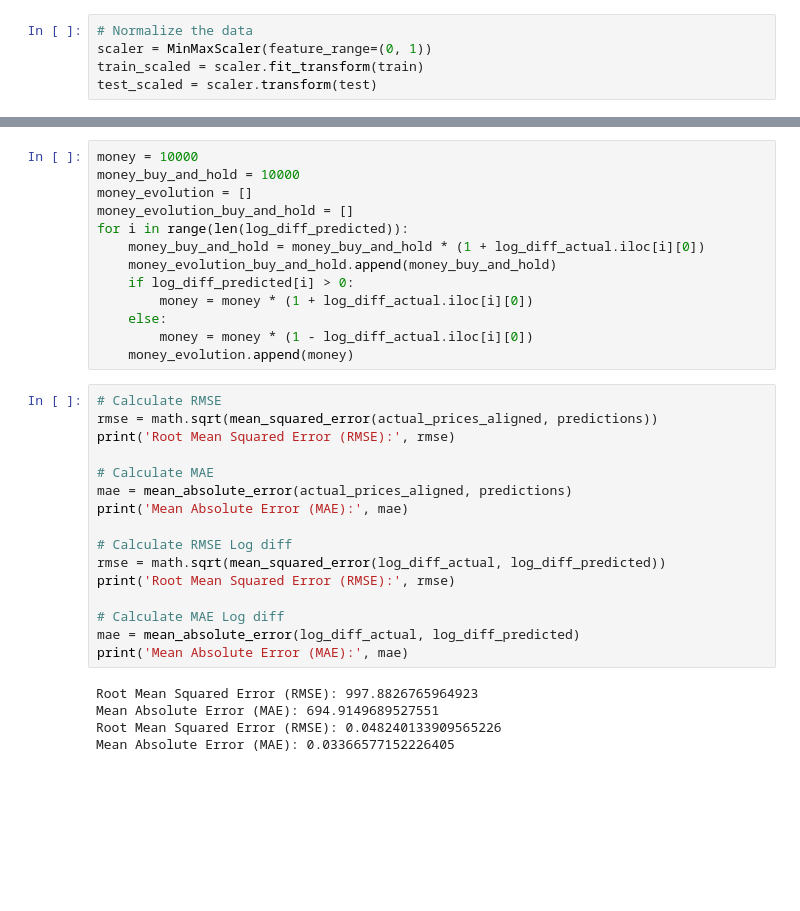
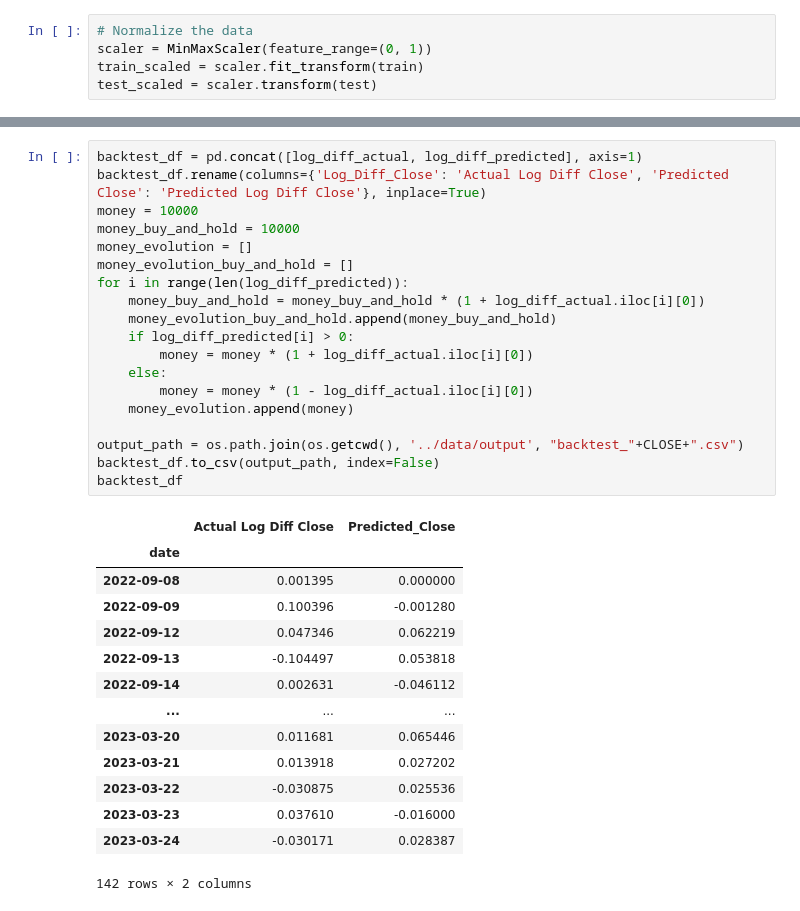
Before and after one commit to CodyAdam/datachallenge2024, a Jupyter notebook: src/final_BTC.ipynb, the cells around one changed output, grey strips where cells are left out. Drawn from its saved outputs; the diff is of its cells as text; blank space fills up the shorter version.

```diff
--- a/src/final_BTC.ipynb
+++ b/src/final_BTC.ipynb
@@ -189,34 +193,34 @@ log_diff_actual = pd.DataFrame(df["Log_Diff_Close"], index=actual_prices_aligned
 # %%
+backtest_df = pd.concat([log_diff_actual, log_diff_predicted], axis=1)
+backtest_df.rename(columns={'Log_Diff_Close': 'Actual Log Diff Close', 'Predicted Close': 'Predicted Log Diff Close'}, inplace=True)
 money = 10000
 money_buy_and_hold = 10000
 money_evolution = []
 money_evolution_buy_and_hold = []
 for i in range(len(log_diff_predicted)):
     money_buy_and_hold = money_buy_and_hold * (1 + log_diff_actual.iloc[i][0])
     money_evolution_buy_and_hold.append(money_buy_and_hold)
     if log_diff_predicted[i] > 0:
         money = money * (1 + log_diff_actual.iloc[i][0])
     else:
         money = money * (1 - log_diff_actual.iloc[i][0])
     money_evolution.append(money)
+
+output_path = os.path.join(os.getcwd(), '../data/output', "backtest_"+CLOSE+".csv")
+backtest_df.to_csv(output_path, index=False)
+backtest_df
+# %% [output]
+|  | Actual Log Diff Close | Predicted_Close |
+| date |  |  |
+| 2022-09-08 | 0.001395 | 0.000000 |
+| 2022-09-09 | 0.100396 | -0.001280 |
+| 2022-09-12 | 0.047346 | 0.062219 |
+| 2022-09-13 | -0.104497 | 0.053818 |
+| 2022-09-14 | 0.002631 | -0.046112 |
+| ... | ... | ... |
+| 2023-03-20 | 0.011681 | 0.065446 |
+| 2023-03-21 | 0.013918 | 0.027202 |
+| 2023-03-22 | -0.030875 | 0.025536 |
+| 2023-03-23 | 0.037610 | -0.016000 |
+| 2023-03-24 | -0.030171 | 0.028387 |
+142 rows × 2 columns
-# %%
-# Calculate RMSE
-rmse = math.sqrt(mean_squared_error(actual_prices_aligned, predictions))
-print('Root Mean Squared Error (RMSE):', rmse)
-
-# Calculate MAE
-mae = mean_absolute_error(actual_prices_aligned, predictions)
-print('Mean Absolute Error (MAE):', mae)
-
-# Calculate RMSE Log diff
-rmse = math.sqrt(mean_squared_error(log_diff_actual, log_diff_predicted))
-print('Root Mean Squared Error (RMSE):', rmse)
-
-# Calculate MAE Log diff
-mae = mean_absolute_error(log_diff_actual, log_diff_predicted)
-print('Mean Absolute Error (MAE):', mae)
-# %% [output]
-Root Mean Squared Error (RMSE): 997.8826765964923
-Mean Absolute Error (MAE): 694.9149689527551
-Root Mean Squared Error (RMSE): 0.048240133909565226
-Mean Absolute Error (MAE): 0.03366577152226405
```
Also changed, not shown: parts of 7 cells of this notebook, 3 other files.
